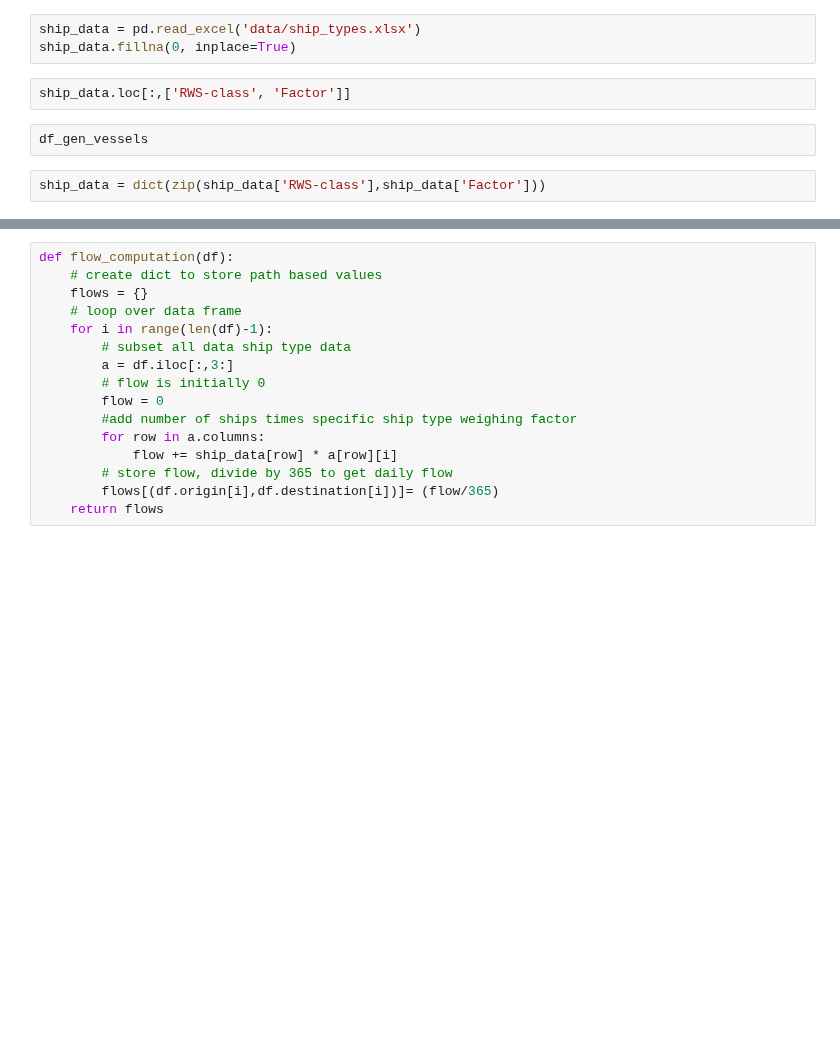
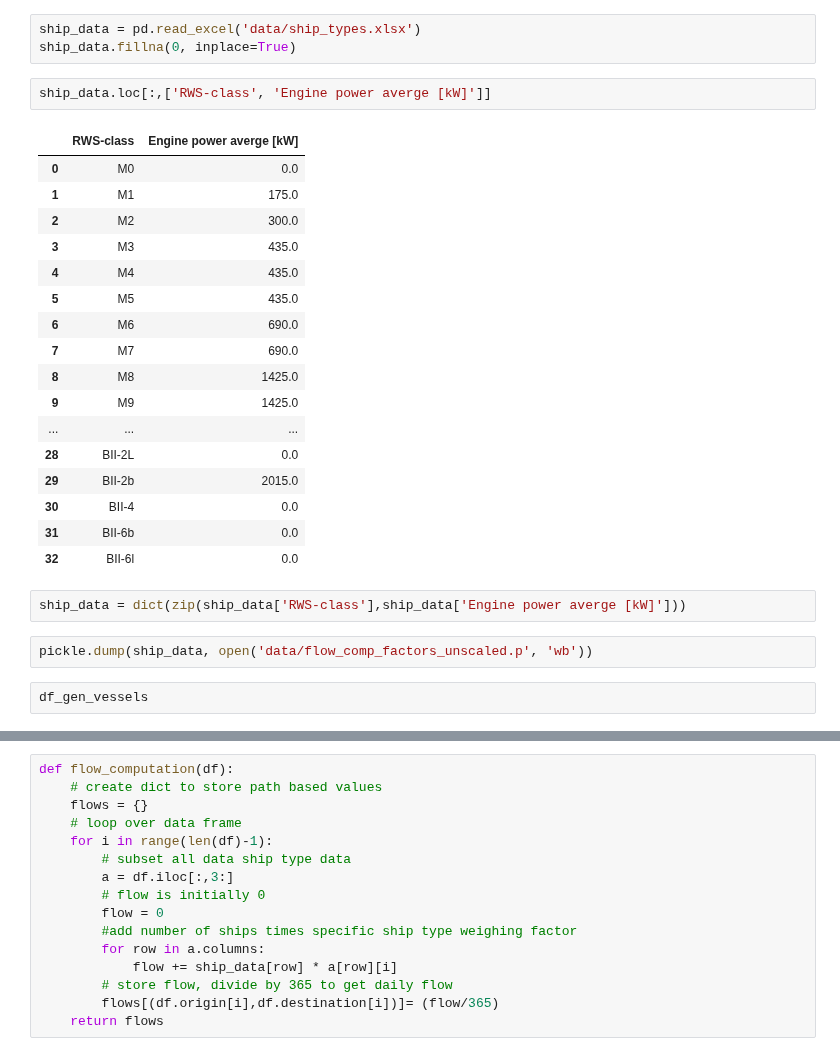
Before and after one commit to fabiandriessen/Thesis, a Jupyter notebook: 2_IVS_data_preparation.ipynb, the cells around one changed output, grey strips where cells are left out. Saved outputs shown, nothing was run; the diff lists cells and outputs as text; blank space fills up the shorter version.

```diff
--- a/2_IVS_data_preparation.ipynb
+++ b/2_IVS_data_preparation.ipynb
@@ -450,8 +450,28 @@ KeyError: 4
 ship_data = pd.read_excel('data/ship_types.xlsx')
 ship_data.fillna(0, inplace=True)
 # %%
-ship_data.loc[:,['RWS-class', 'Factor']]
+ship_data.loc[:,['RWS-class', 'Engine power averge [kW]']]
+# %% [output]
+|  | RWS-class | Engine power averge [kW] |
+| 0 | M0 | 0.0 |
+| 1 | M1 | 175.0 |
+| 2 | M2 | 300.0 |
+| 3 | M3 | 435.0 |
+| 4 | M4 | 435.0 |
+| 5 | M5 | 435.0 |
+| 6 | M6 | 690.0 |
+| 7 | M7 | 690.0 |
+| 8 | M8 | 1425.0 |
+| 9 | M9 | 1425.0 |
+| ... | ... | ... |
+| 28 | BII-2L | 0.0 |
+| 29 | BII-2b | 2015.0 |
+| 30 | BII-4 | 0.0 |
+| 31 | BII-6b | 0.0 |
+| 32 | BII-6l | 0.0 |
+# %%
+ship_data = dict(zip(ship_data['RWS-class'],ship_data['Engine power averge [kW]']))
+# %%
+pickle.dump(ship_data, open('data/flow_comp_factors_unscaled.p', 'wb'))
 # %%
 df_gen_vessels
-# %%
-ship_data = dict(zip(ship_data['RWS-class'],ship_data['Factor']))
```
Also changed, not shown: parts of 1 cell of this notebook, 17 other files.
